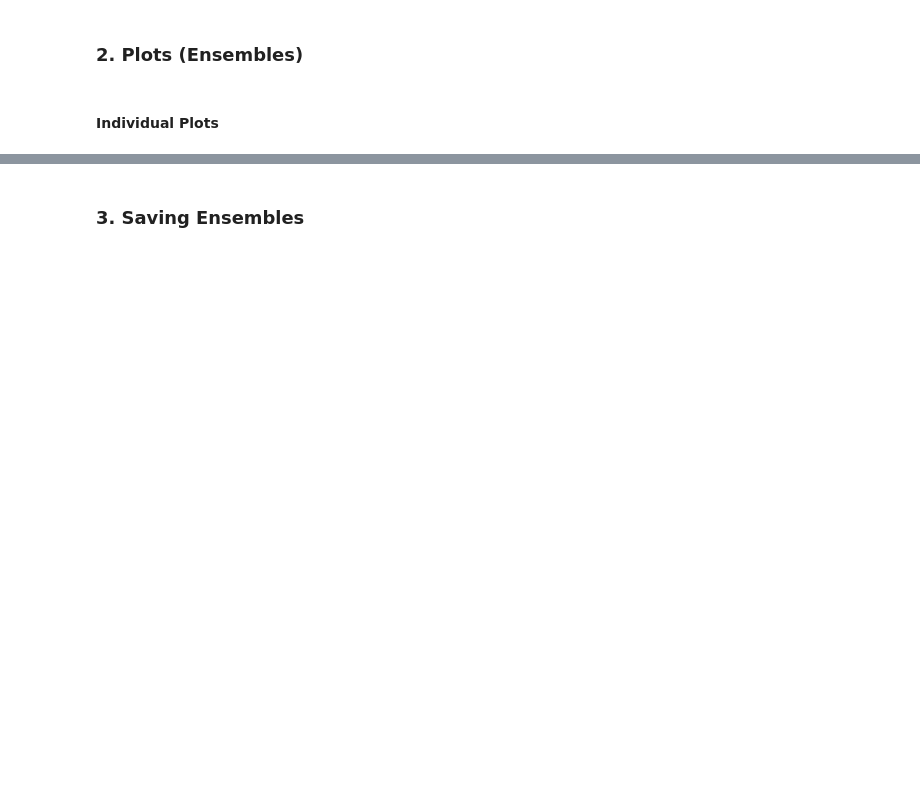
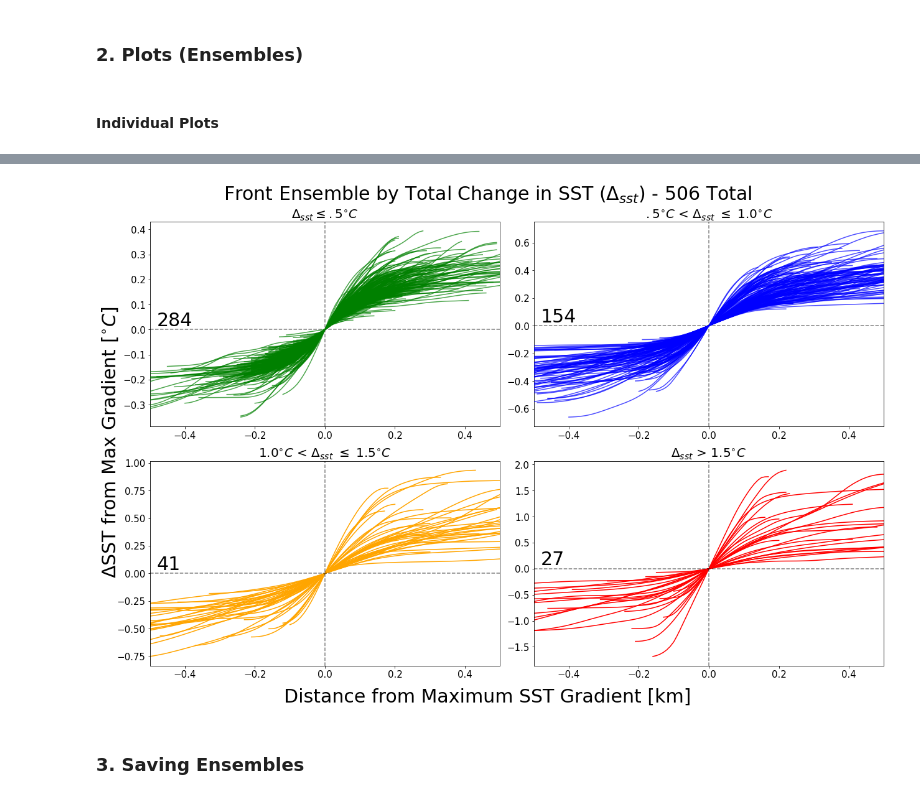
Before and after one commit to garrettstaller/ucla-zodiac, a Jupyter notebook: ensembles.ipynb, the cells around one changed output, grey strips where cells are left out. Cells and saved outputs as stored; diff of their text form; code cells hidden in the pictures; blank space fills up the shorter version.

```diff
--- a/ensembles.ipynb
+++ b/ensembles.ipynb
@@ -654,3 +603,60 @@ if saveplots == True:
+# %%
+front_ens_subplots, ax = plt.subplots(2, 2, figsize=(18, 12))  # 3 rows, 1 colum
+
+dates = []
+uhlf_km, ohlf_km, over_km, ovr_hkm = 0,0,0,0
+
+sum = 0
+for i in range(len(front_ensemble)):
+    x = front_ensemble[i+1]['Equi-Dist']
+    y = front_ensemble[i+1]['Equi-SST']
+    # Focus on certain part of front
+    y = y[(x >= -1*extent) & (x <= extent)]
+    x = x[(x >= -1*extent) & (x <= extent)]
+    if front_width[i] > 5:
+        continue
+    sum = i + 1
+    if front_change[i] <= .5:
+        ax[0,0].plot(x, y, color = 'green', zorder=4, alpha = .7)
+        uhlf_km = uhlf_km+1
+    elif front_change[i] <= 1:
+        ax[0,1].plot(x, y, color = 'blue', zorder=3, alpha = .7)
+        ohlf_km = ohlf_km+1
+    elif front_change[i] <= 1.5:
+        ax[1,0].plot(x, y, color = 'orange', zorder=2)
+        over_km = over_km+1
+    else:
+        ax[1,1].plot(x, y, color = 'red', zorder=1)
+        ovr_hkm = ovr_hkm+1
+
+dates = np.unique(date)
+
+title_strings = ['$\Delta_{sst} \leq .5^{\circ}C$', '$.5^{\circ}C$ < $\Delta_{sst}$ $\leq$ 1.0$^{\circ}C$', \
+                 '$1.0^{\circ}C$ < $\Delta_{sst}$ $\leq$ $1.5^{\circ}C$', '$\Delta_{sst}$ > $1.5^{\circ}C$']
+number_front_perplot = [uhlf_km, ohlf_km, over_km, ovr_hkm]
+
+k = 0
+for i in range(2):
+    for j in range(2):
+        ax[i,j].axhline(0, linestyle = '--', color = 'k', alpha = .5)
+        ax[i,j].axvline(0, linestyle = '--', color = 'k', alpha = .5)
+        ax[i,j].set_xlim(-1*extent,extent)
+        ax[i,j].tick_params(axis='both', labelsize=15)
+        ax[i,j].set_title(title_strings[k], fontsize = 20)
+        ax[i,j].text(-.48, 0, f'{number_front_perplot[k]}', fontsize=fs_label, va = 'bottom')
+        k = k + 1
+
+front_ens_subplots.suptitle('Front Ensemble by Total Change in SST ($\Delta_{sst}$)' f' - {np.sum(number_front_perplot)} Total', fontsize = fs_label)
+front_ens_subplots.supxlabel('Distance from Maximum SST Gradient [km]', fontsize = fs_label)
+front_ens_subplots.supylabel('$\Delta$SST from Max Gradient [$^{\circ}C$]', fontsize = fs_label)
+
+
+plt.tight_layout()
+
+if saveplots == True:
+    plt.savefig('front_ens_subplots.png')
+# %% [output]
+[figure, added]
 # %% [markdown]
 ### 3. Saving Ensembles
 # %%
```
Also changed, not shown: parts of 8 cells of this notebook, 1 other file.
